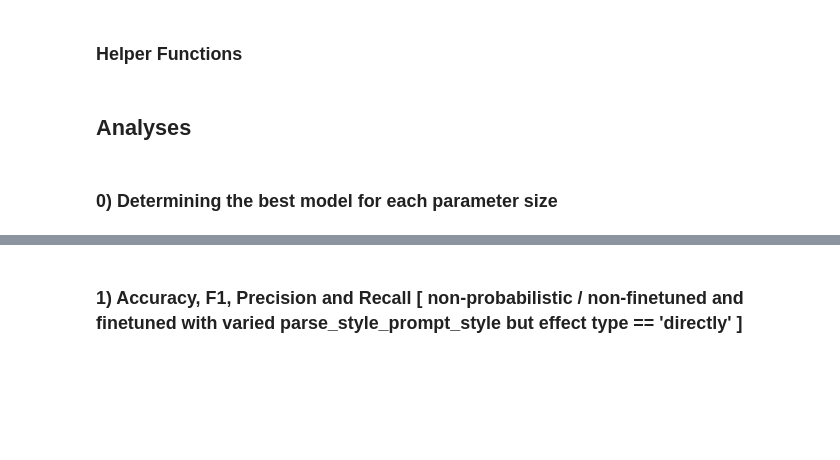
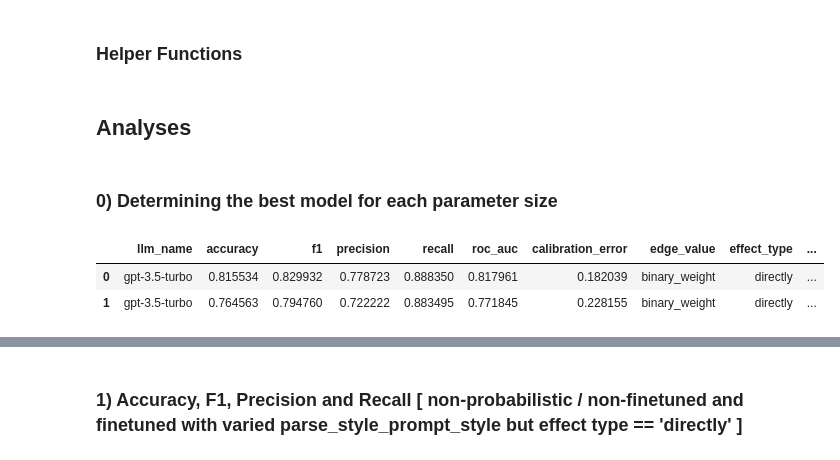
Before and after one commit to Rilwan-A/GovtExpenditure-to-HealthEquity-Labeller, a Jupyter notebook: prompt_engineering/analysis/spot_experiments.ipynb, the cells around one changed output, grey strips where cells are left out. Drawn from its saved outputs; the diff is of its cells as text; code cells hidden in the pictures; blank space fills up the shorter version.

```diff
--- a/prompt_engineering/analysis/spot_experiments.ipynb
+++ b/prompt_engineering/analysis/spot_experiments.ipynb
@@ -274,10 +296,22 @@ def create_diagrams_from_dataframe(df_exp: pd.DataFrame,
             plt.close()
 
     return saved_diagrams
+# %% [markdown]
+## Analyses
 # %%
 # Comparing the results of the spot experiments
 li_all_experiments = load_data( )
-# %% [markdown]
-## Analyses
 # %% [markdown]
 ### 0) Determining the best model for each parameter size
+# %%
+#Best gpt model
+li_exps_filtgpt = filter_exp(li_all_experiments, llm_names=['gpt'] )
+li_exps_filtgpt_w_res = calc_eval_metrics(li_exps_filtgpt, metrics=['accuracy','precision','recall','f1','calibration_error','roc_auc'], average_type='macro' )
+df_exps_filtgpt = convert_li_exp_to_df(li_exps_filtgpt_w_res)
+# Sort by accuracy
+df_exps_filtgpt.sort_values(by=['accuracy'], ascending=False, inplace=True)
+display(df_exps_filtgpt.head(4))
+# %% [output]
+|  | llm_name | accuracy | f1 | precision | recall | roc_auc | calibration_error | edge_value | effect_type | ... |
+| 0 | gpt-3.5-turbo | 0.815534 | 0.829932 | 0.778723 | 0.888350 | 0.817961 | 0.182039 | binary_weight | directly | ... |
+| 1 | gpt-3.5-turbo | 0.764563 | 0.794760 | 0.722222 | 0.883495 | 0.771845 | 0.228155 | binary_weight | directly | ... |
```
Also changed, not shown: parts of 7 cells of this notebook.
